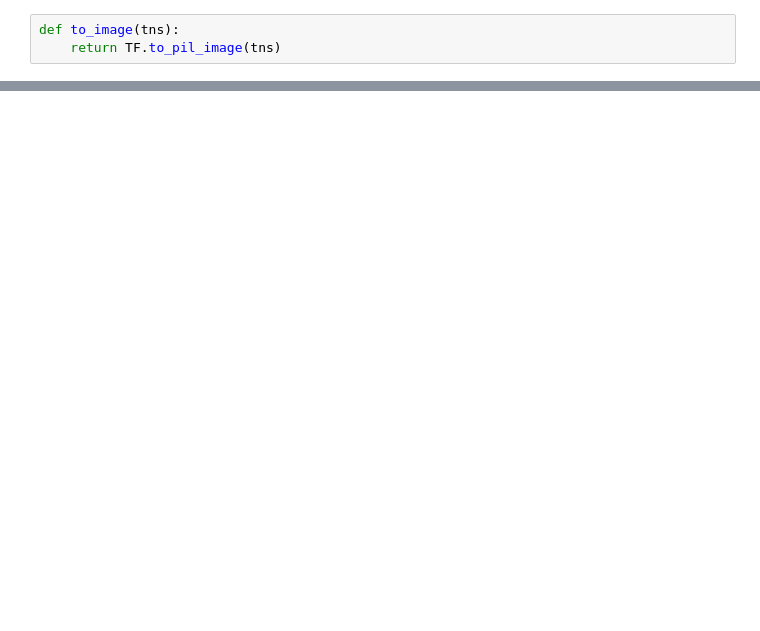
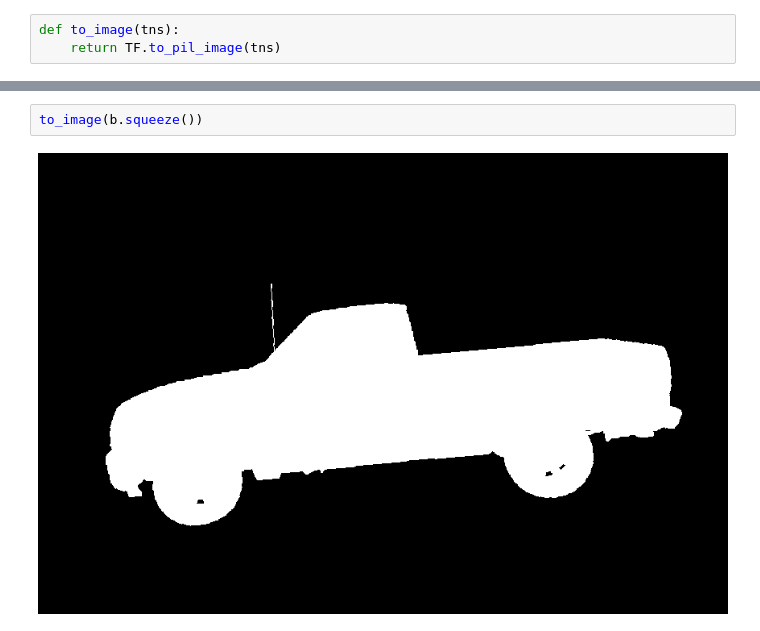
Before and after one commit to NLTuan/paper-implementations, a Jupyter notebook: Unet.ipynb, the cells around one changed output, grey strips where cells are left out. Cells and saved outputs as stored; diff of their text form; blank space fills up the shorter version.

```diff
--- a/Unet.ipynb
+++ b/Unet.ipynb
@@ -203,3 +208,7 @@ def to_image(tns):
+# %%
+to_image(b.squeeze())
+# %% [output]
+[figure, added]
 # %%
 to_image(mask.squeeze())
 # %% [output]
```
Also changed, not shown: parts of 8 cells of this notebook, 1 other file.
